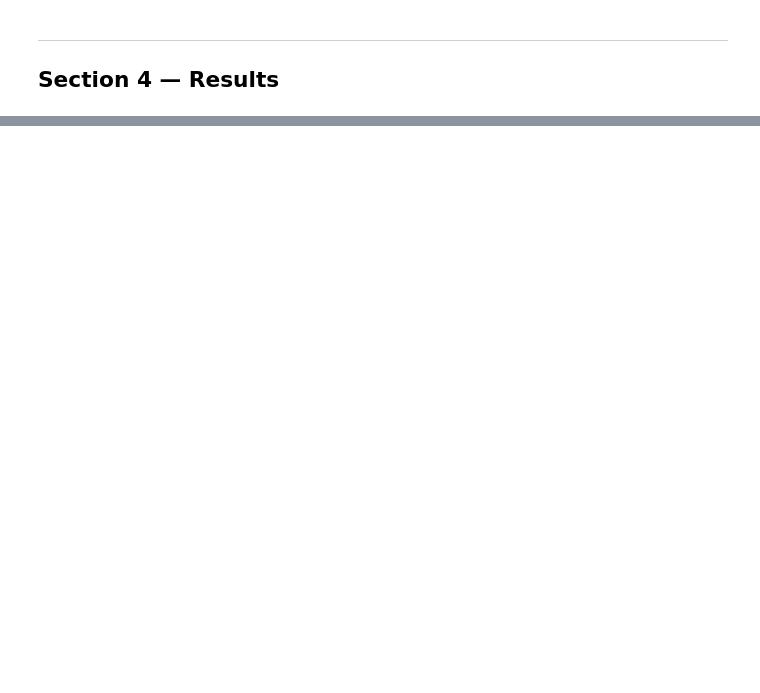
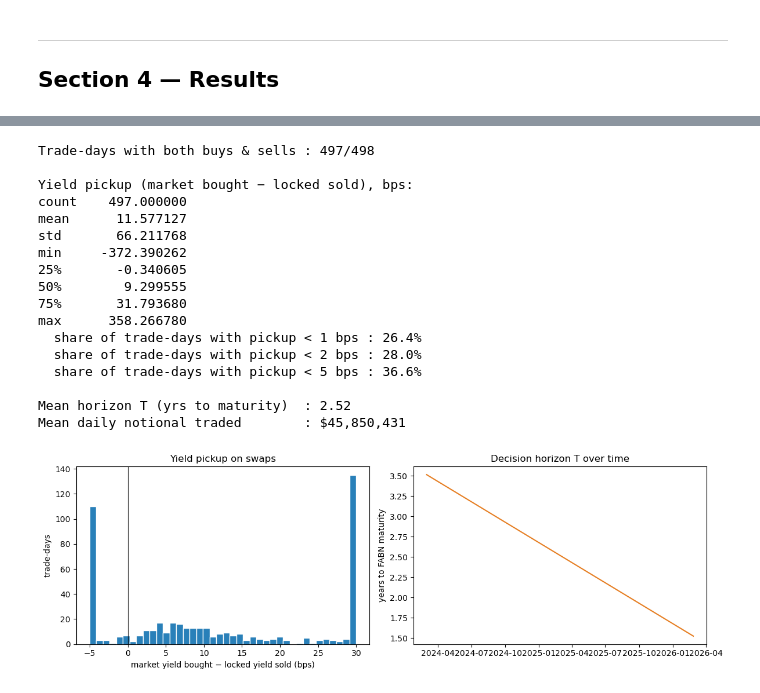
Before and after one commit to tutur787/Pyxidr-Capstone-Project, a Jupyter notebook: Optimization/FABN_Optimizer_SAP_Backtest.ipynb, the cells around one changed output, grey strips where cells are left out. Cells and saved outputs as stored; diff of their text form; code cells hidden in the pictures; blank space fills up the shorter version.

```diff
--- a/Optimization/FABN_Optimizer_SAP_Backtest.ipynb
+++ b/Optimization/FABN_Optimizer_SAP_Backtest.ipynb
@@ -319,11 +387,15 @@ print("solve_day() ready.")
 PARAMS = dict(
     cost_of_capital=0.08,  # WACC on required capital (annual)
     RBC_bar        =1.5,   # required-capital multiplier on C-1
-    eps_D          =0.30,  # duration band (yrs)
+    eps_D          =0.30,  # duration band (yrs) — now SOFT (penalized beyond, not hard)
     delta_iss      =0.05,  # issuer concentration cap (5% of H)
     r_save         =r_FABN,# lending/reinvestment rate on facility surplus
     r_borrow       =0.05,  # borrowing rate on facility shortfall
     phi_sf         =0.01,  # PV shortfall cap (fraction of PV liability)
+    kappa          =1.0,   # trading-cost hurdle multiplier (LP no-trade band; >1 = trade less)
+    dur_pen        =1.0,   # soft duration-band penalty ($ per year·$ of breach beyond ±eps_D)
+    allow_post_fabn=True,  # allow buying bonds maturing AFTER the FABN (held / sold before it matures)
 )
 LAMBDA = PARAMS["cost_of_capital"]*PARAMS["RBC_bar"]
-print("lambda (capital charge) =", LAMBDA)
+print(f"lambda={LAMBDA} | kappa={PARAMS['kappa']} | dur_pen={PARAMS['dur_pen']} "
+      f"| allow_post_fabn={PARAMS['allow_post_fabn']}")
@@ -399,0 +604,48 @@ display(dyn_df[["date","status","NII","Capital","Turnover","Net","CumNet","n_tra
+# %%
+# =============================================================================
+# 1A — Diagnose WHY the dynamic strategy trades (run on the base dyn_df)
+# =============================================================================
+# On every trade-day, compare the notional-weighted MARKET yield bought against
+# the locked BOOK yield given up on sells. If pickups cluster near zero while the
+# horizon T is large, trades are driven by tiny yield wiggles amplified by T
+# beating a one-time bid-ask cost — the case for an LP no-trade band (kappa) or a
+# lower rebalance frequency (reopt_every), explored in 1B below.
+trd_days = dyn_df[dyn_df["pickup_bps"].notna()].copy()
+print(f"Trade-days with both buys & sells : {len(trd_days)}/{nD}")
+print("\nYield pickup (market bought − locked sold), bps:")
+print(trd_days["pickup_bps"].describe().to_string())
+for thr in (1, 2, 5):
+    print(f"  share of trade-days with pickup < {thr} bps : "
+          f"{(trd_days['pickup_bps'] < thr).mean()*100:.1f}%")
+print(f"\nMean horizon T (yrs to maturity)  : {dyn_df['horizon_T'].mean():.2f}")
+print(f"Mean daily notional traded        : ${dyn_df['traded_notional'].mean():,.0f}")
+
+fig, ax = plt.subplots(1, 2, figsize=(12, 4))
+ax[0].hist(trd_days["pickup_bps"].clip(-5, 30), bins=40, color="#2980b9", edgecolor="white")
+ax[0].axvline(0, color="k", lw=0.8)
+ax[0].set_title("Yield pickup on swaps")
+ax[0].set_xlabel("market yield bought − locked yield sold (bps)")
+ax[0].set_ylabel("trade-days")
+ax[1].plot(dyn_df["date"], dyn_df["horizon_T"], color="#e67e22")
+ax[1].set_title("Decision horizon T over time")
+ax[1].set_ylabel("years to FABN maturity")
+plt.tight_layout(); plt.show()
+# %% [output]
+Trade-days with both buys & sells : 497/498
+
+Yield pickup (market bought − locked sold), bps:
+count    497.000000
+mean      11.577127
+std       66.211768
+min     -372.390262
+25%       -0.340605
+50%        9.299555
+75%       31.793680
+max      358.266780
+  share of trade-days with pickup < 1 bps : 26.4%
+  share of trade-days with pickup < 2 bps : 28.0%
+  share of trade-days with pickup < 5 bps : 36.6%
+
+Mean horizon T (yrs to maturity)  : 2.52
+Mean daily notional traded        : $45,850,431
+[figure, added]
```
Also changed, not shown: parts of 20 cells of this notebook, 6 other files.
